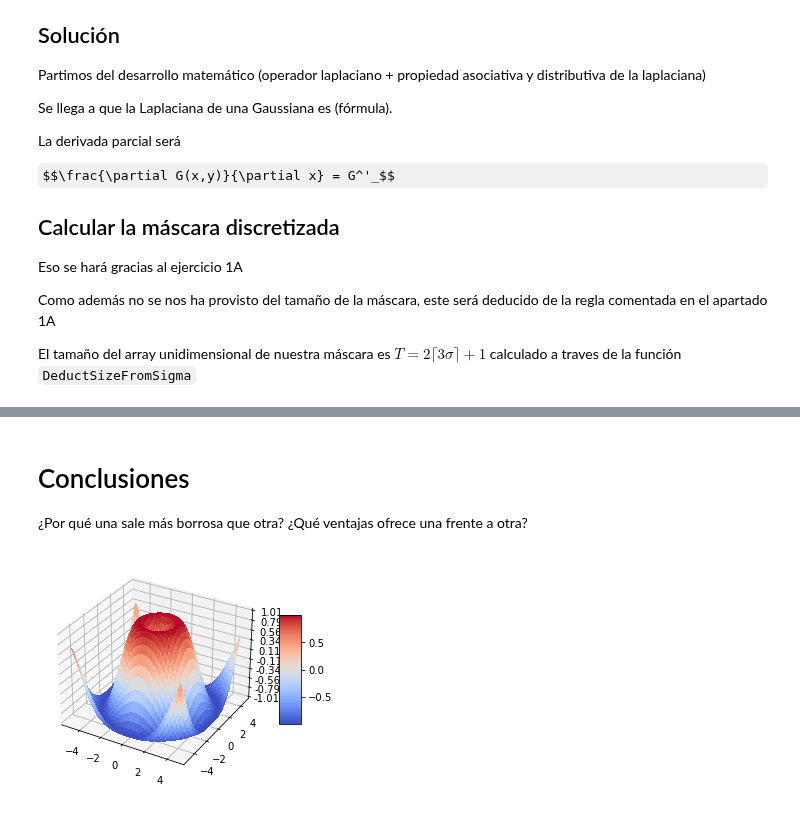
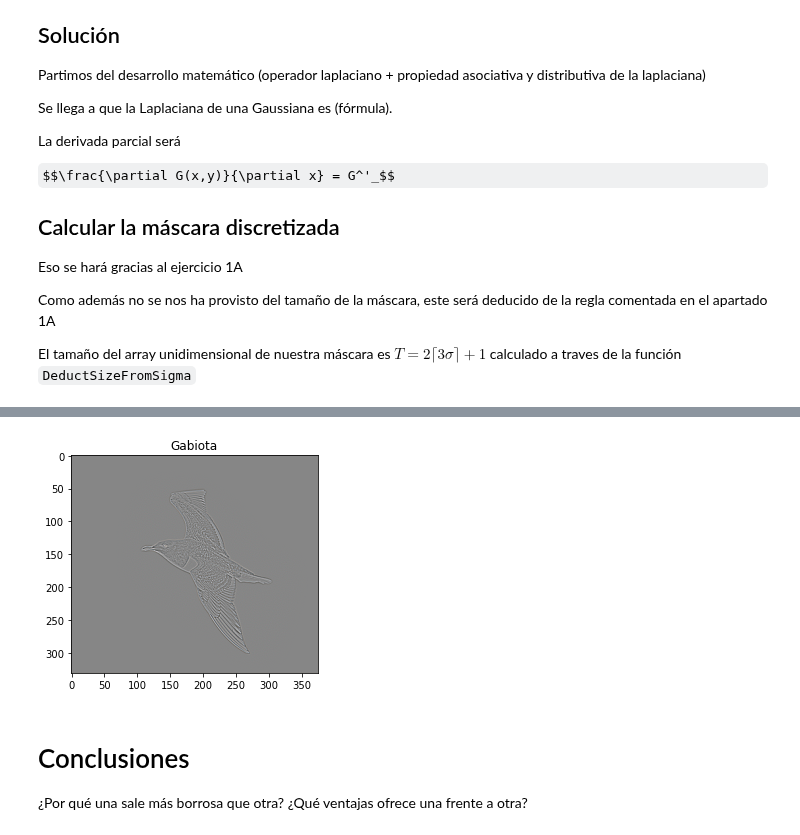
Before and after one commit to BlancaCC/Computer-vision, a Jupyter notebook: practica_1/practica_1.ipynb, the cells around one changed output, grey strips where cells are left out. Cells and saved outputs as stored; diff of their text form; code cells hidden in the pictures; some formulas as TeX source.

```diff
--- a/practica_1/practica_1.ipynb
+++ b/practica_1/practica_1.ipynb
@@ -649,52 +701,15 @@ for sigma in SIGMAS:
+# %%
+# Open CV comparation
+# Source: https://docs.opencv.org/4.5.3/d5/db5/tutorial_laplace_operator.html
+
+# Declare the variables we are going to use
+ddepth = cv.CV_16S  # What is this
+kernel_size = 3
+dst = cv.Laplacian( img_bird, ddepth, kernel_size)
+PrintOneImage(dst, 'Gabiota')
+# %% [output]
+[figure, added]
 # %% [markdown]
 # Conclusiones
 
 ¿Por qué una sale más borrosa que otra? ¿Qué ventajas ofrece una frente a otra?
-# %%
-# TODO dibuja en 3D
-# Fuente: https://matplotlib.org/2.0.2/mpl_toolkits/mplot3d/tutorial.html
-
-'''
-======================
-3D surface (color map)
-======================
-
-Demonstrates plotting a 3D surface colored with the coolwarm color map.
-The surface is made opaque by using antialiased=False.
-
-Also demonstrates using the LinearLocator and custom formatting for the
-z axis tick labels.
-'''
-
-from mpl_toolkits.mplot3d import Axes3D
-import matplotlib.pyplot as plt
-from matplotlib import cm
-from matplotlib.ticker import LinearLocator, FormatStrFormatter
-import numpy as np
-
-
-fig = plt.figure()
-ax = fig.gca(projection='3d')
-
-# Make data.
-X = np.arange(-5, 5, 0.25)
-Y = np.arange(-5, 5, 0.25)
-X, Y = np.meshgrid(X, Y)
-R = np.sqrt(X**2 + Y**2)
-Z = np.sin(R)
-
-# Plot the surface.
-surf = ax.plot_surface(X, Y, Z, cmap=cm.coolwarm,
-                       linewidth=0, antialiased=False)
-
-# Customize the z axis.
-ax.set_zlim(-1.01, 1.01)
-ax.zaxis.set_major_locator(LinearLocator(10))
-ax.zaxis.set_major_formatter(FormatStrFormatter('%.02f'))
-
-# Add a color bar which maps values to colors.
-fig.colorbar(surf, shrink=0.5, aspect=5)
-
-plt.show()
-# %% [output]
-[figure, removed]
```
Also changed, not shown: parts of 7 cells of this notebook.
